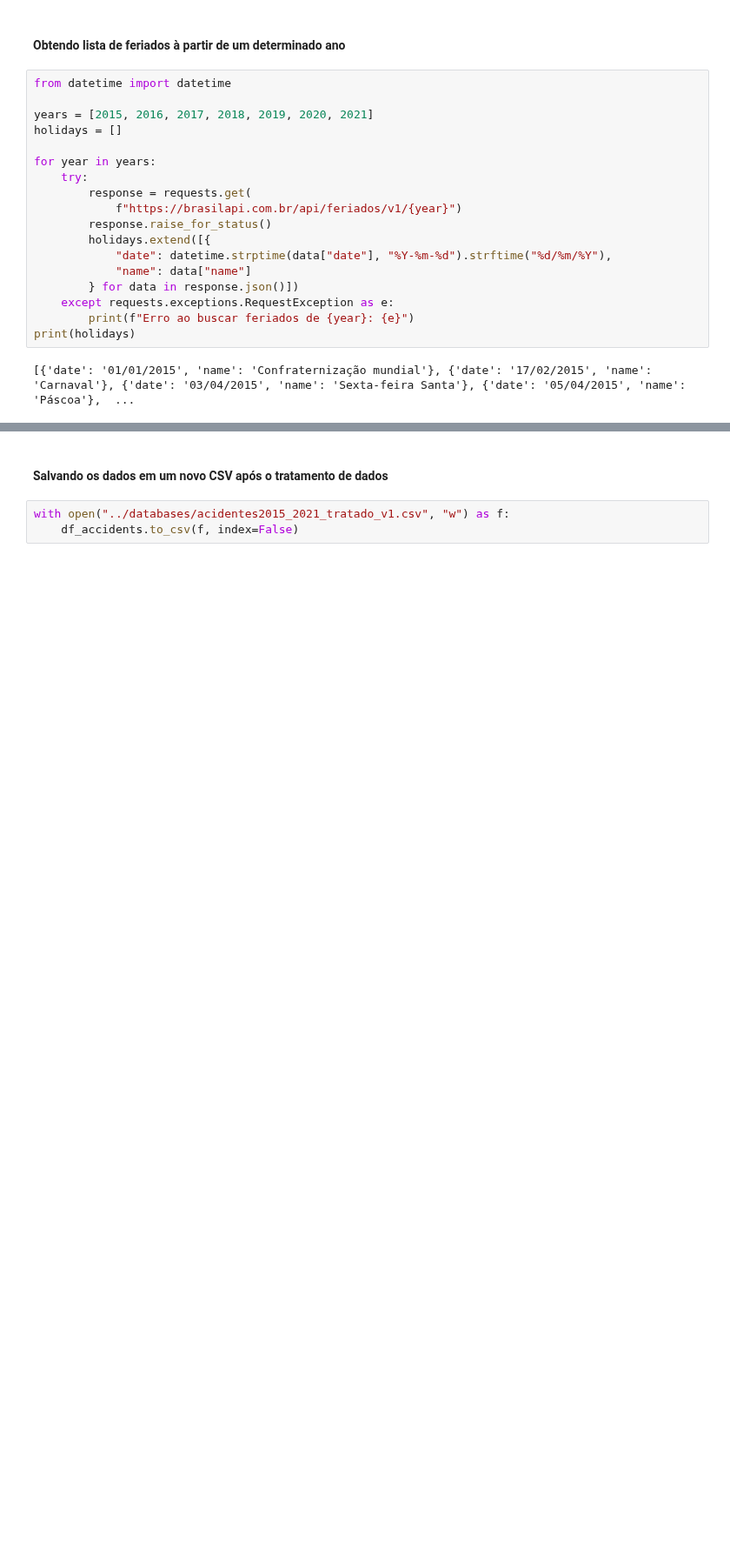
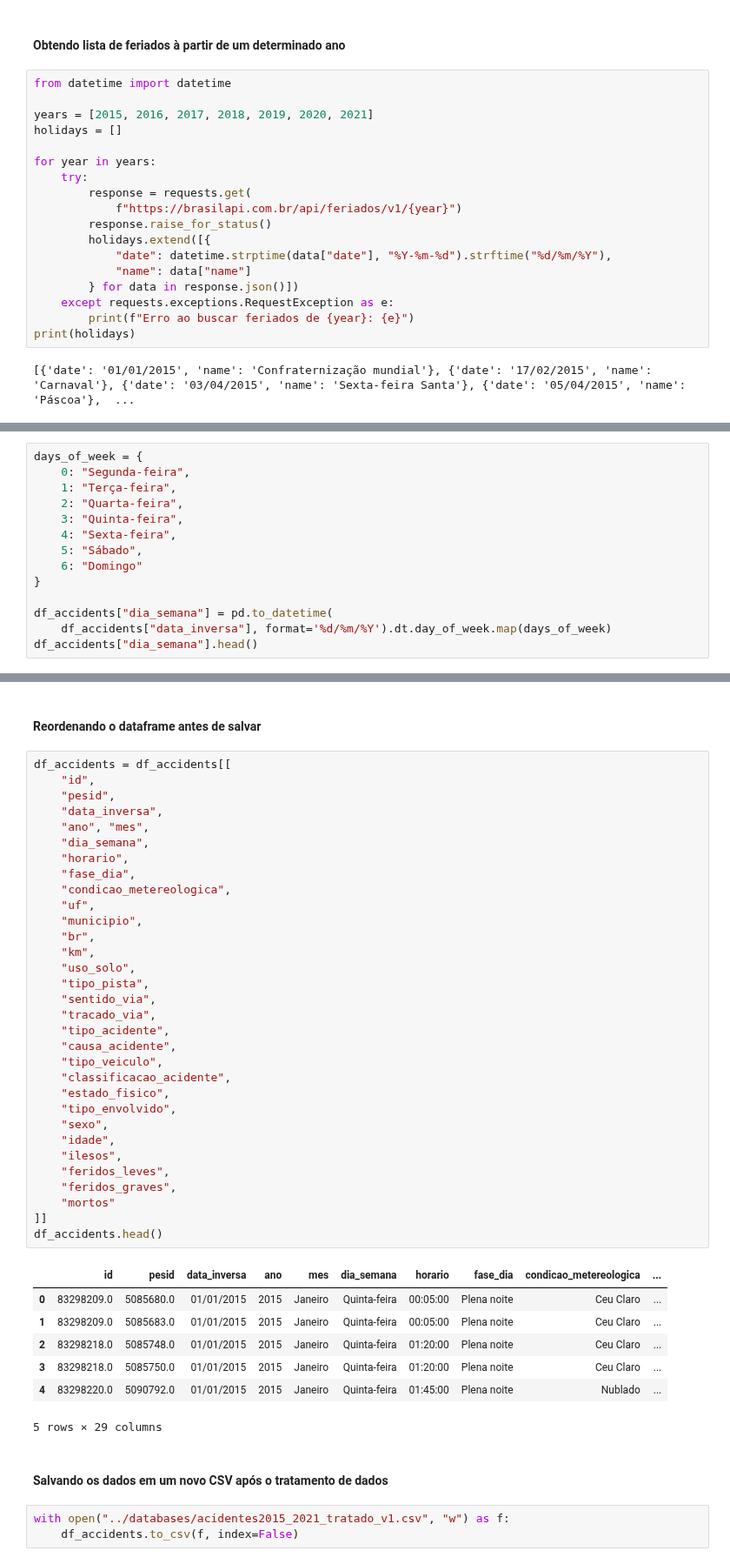
Before and after one commit to evidal1990/coderhouse_datascience, a Jupyter notebook: wrangling/data_wrangling_br.ipynb, the cells around one changed output, grey strips where cells are left out. Shown at 87% size. Saved outputs shown, nothing was run; the diff lists cells and outputs as text; blank space fills up the shorter version.

```diff
--- a/wrangling/data_wrangling_br.ipynb
+++ b/wrangling/data_wrangling_br.ipynb
@@ -383,0 +432,14 @@ df_accidents.head()
+# %%
+days_of_week = {
+    0: "Segunda-feira",
+    1: "Terça-feira",
+    2: "Quarta-feira",
+    3: "Quinta-feira",
+    4: "Sexta-feira",
+    5: "Sábado",
+    6: "Domingo"
+}
+
+df_accidents["dia_semana"] = pd.to_datetime(
+    df_accidents["data_inversa"], format='%d/%m/%Y').dt.day_of_week.map(days_of_week)
+df_accidents["dia_semana"].head()
@@ -384,3 +467,45 @@ df_accidents.head()
+# %% [markdown]
+#### Reordenando o dataframe antes de salvar
+# %%
+df_accidents = df_accidents[[
+    "id",
+    "pesid",
+    "data_inversa",
+    "ano", "mes",
+    "dia_semana",
+    "horario",
+    "fase_dia",
+    "condicao_metereologica",
+    "uf",
+    "municipio",
+    "br",
+    "km",
+    "uso_solo",
+    "tipo_pista",
+    "sentido_via",
+    "tracado_via",
+    "tipo_acidente",
+    "causa_acidente",
+    "tipo_veiculo",
+    "classificacao_acidente",
+    "estado_fisico",
+    "tipo_envolvido",
+    "sexo",
+    "idade",
+    "ilesos",
+    "feridos_leves",
+    "feridos_graves",
+    "mortos"
+]]
+df_accidents.head()
+# %% [output]
+|  | id | pesid | data_inversa | ano | mes | dia_semana | horario | fase_dia | condicao_metereologica | ... |
+| 0 | 83298209.0 | 5085680.0 | 01/01/2015 | 2015 | Janeiro | Quinta-feira | 00:05:00 | Plena noite | Ceu Claro | ... |
+| 1 | 83298209.0 | 5085683.0 | 01/01/2015 | 2015 | Janeiro | Quinta-feira | 00:05:00 | Plena noite | Ceu Claro | ... |
+| 2 | 83298218.0 | 5085748.0 | 01/01/2015 | 2015 | Janeiro | Quinta-feira | 01:20:00 | Plena noite | Ceu Claro | ... |
+| 3 | 83298218.0 | 5085750.0 | 01/01/2015 | 2015 | Janeiro | Quinta-feira | 01:20:00 | Plena noite | Ceu Claro | ... |
+| 4 | 83298220.0 | 5090792.0 | 01/01/2015 | 2015 | Janeiro | Quinta-feira | 01:45:00 | Plena noite | Nublado | ... |
+5 rows × 29 columns
 # %% [markdown]
 #### Salvando os dados em um novo CSV após o tratamento de dados
 # %%
```
Also changed, not shown: parts of 20 cells of this notebook, 1 other file.
